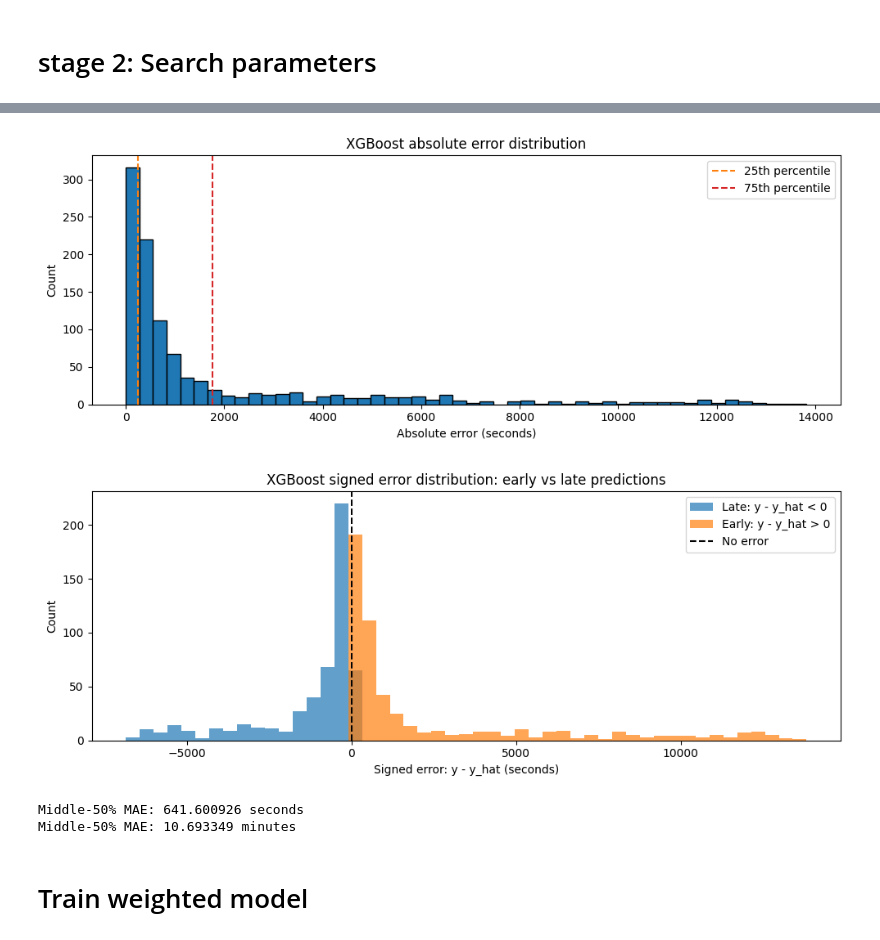
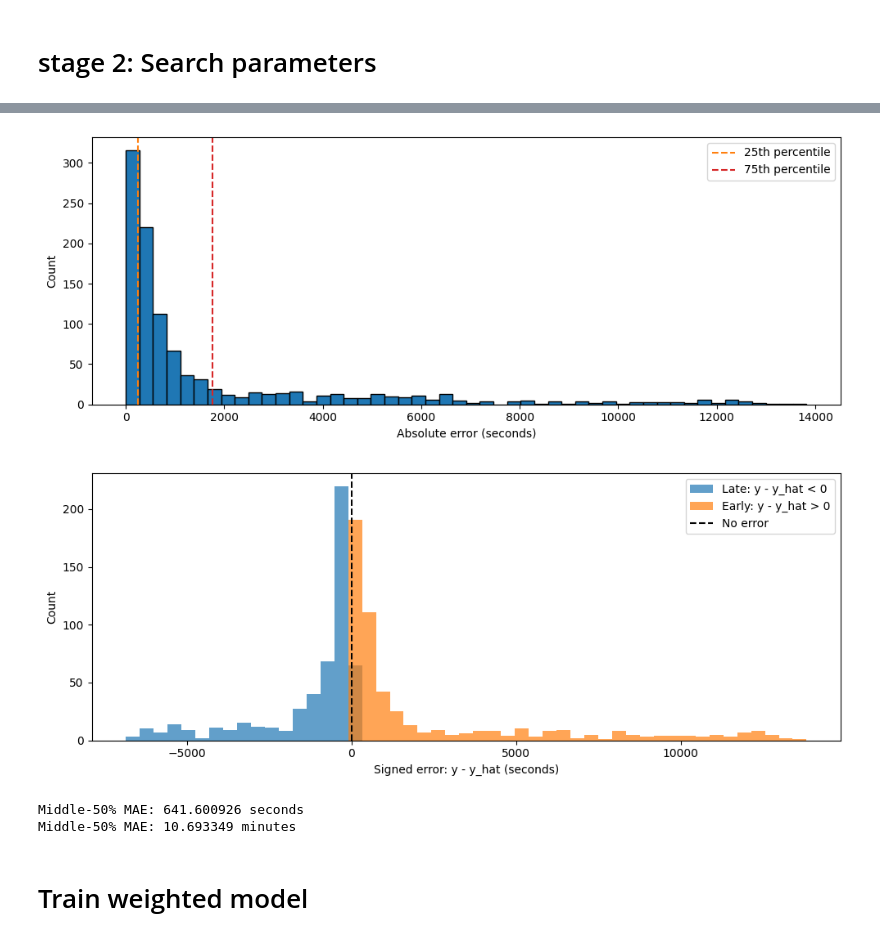
Before and after one commit to mohamad-hasan-sohan-ajini/predictive-maintenance, a Jupyter notebook: src/predictive_maintenance_xgboost_when.ipynb, the cells around one changed output, grey strips where cells are left out. Saved outputs shown, nothing was run; the diff lists cells and outputs as text; code cells hidden in the pictures.

```diff
--- a/src/predictive_maintenance_xgboost_when.ipynb
+++ b/src/predictive_maintenance_xgboost_when.ipynb
@@ -379,37 +383,39 @@ middle_quartile_errors = absolute_errors[
 middle_quartile_mae = middle_quartile_errors.mean()
 
 plt.figure(figsize=(10, 4))
 plt.hist(absolute_errors, bins=50, edgecolor="black")
 plt.axvline(lower_quartile, color="tab:orange", linestyle="--", label="25th percentile")
 plt.axvline(upper_quartile, color="tab:red", linestyle="--", label="75th percentile")
 plt.xlabel("Absolute error (seconds)")
 plt.ylabel("Count")
-plt.title("XGBoost absolute error distribution")
+# plt.title("XGBoost absolute error distribution")
 plt.legend()
 plt.tight_layout()
+plt.savefig(OUTPUT_DIR / "xgboost_absolute_error_distribution.pdf", dpi=300)
 plt.show()
 
 signed_errors = xgb_test_predictions["y_true"] - xgb_test_predictions["y_pred"]
 early_errors = signed_errors[signed_errors > 0]
 late_errors = signed_errors[signed_errors < 0]
 signed_error_bins = np.linspace(signed_errors.min(), signed_errors.max(), 50)
 
 plt.figure(figsize=(10, 4))
 plt.hist(late_errors, bins=signed_error_bins, alpha=0.7, label="Late: y - y_hat < 0")
 plt.hist(early_errors, bins=signed_error_bins, alpha=0.7, label="Early: y - y_hat > 0")
 plt.axvline(0, color="black", linestyle="--", label="No error")
 plt.xlabel("Signed error: y - y_hat (seconds)")
 plt.ylabel("Count")
-plt.title("XGBoost signed error distribution: early vs late predictions")
+# plt.title("XGBoost signed error distribution: early vs late predictions")
 plt.legend()
 plt.tight_layout()
+plt.savefig(OUTPUT_DIR / "xgboost_signed_error_distribution.pdf", dpi=300)
 plt.show()
 
 print(f"Middle-50% MAE: {middle_quartile_mae:.6f} seconds")
 print(f"Middle-50% MAE: {middle_quartile_mae / 60:.6f} minutes")
 # %% [output]
-[figure, old version]
+[figure, new version]
-[figure, old version]
+[figure, new version]
 Middle-50% MAE: 641.600926 seconds
 Middle-50% MAE: 10.693349 minutes
 # %% [markdown]
```
Also changed, not shown: parts of 5 cells of this notebook.
